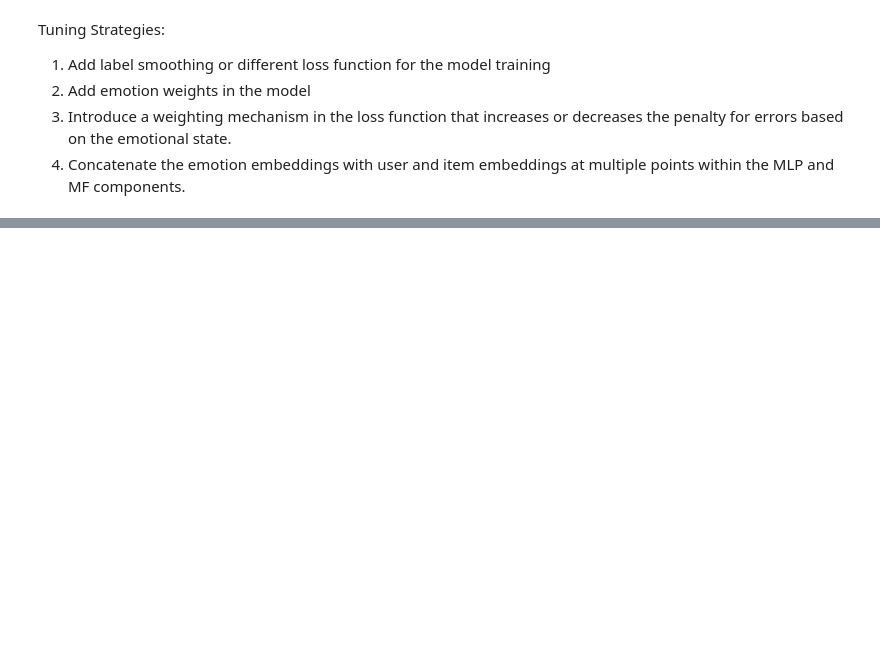
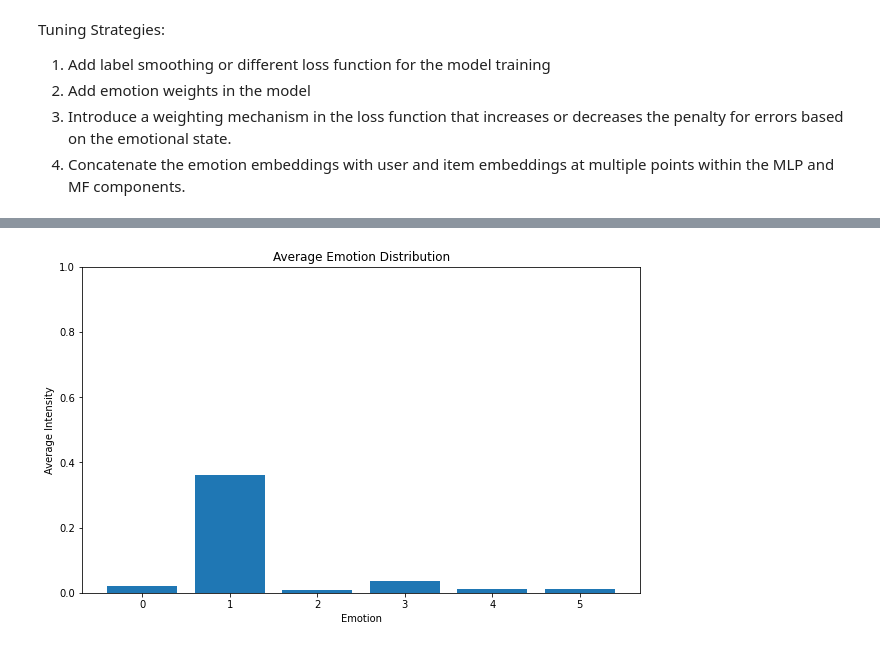
Before and after one commit to AML-2304-NaturalLanguageProcessing/AmazonBooksRecommendation, a Jupyter notebook: notebooks/neural-cf eval.ipynb, the cells around one changed output, grey strips where cells are left out. Cells and saved outputs as stored; diff of their text form; code cells hidden in the pictures; blank space fills up the shorter version.

```diff
--- a/notebooks/neural-cf eval.ipynb
+++ b/notebooks/neural-cf eval.ipynb
@@ -351,0 +298,28 @@ Tuning Strategies:
+# %%
+metrics = defaultdict(lambda: {'precision': [], 'recall': [], 'ndcg': []})
+
+for user, emotion_recs in emotion_based_recs.items():
+    for emotion, recs in emotion_recs.items():
+        top_k_items = [item for item, _, _ in recs[:k]]
+        relevant_items = set(item for item, (rating, item_emotion_dist) in true_emotion_relevance[user].items()
+                            if get_dominant_emotion(item_emotion_dist) == emotion)
+
+        # Precision and Recall
+        true_positives = len(set(top_k_items) & relevant_items)
+        precision = true_positives / len(top_k_items) if top_k_items else 0
+        recall = true_positives / len(relevant_items) if relevant_items else 0
+
+        metrics[emotion]['precision'].append(precision)
+        metrics[emotion]['recall'].append(recall)
+
+        # NDCG
+        dcg = sum((2**int(item in relevant_items) - 1) / np.log2(i+2) for i, item in enumerate(top_k_items))
+        idcg = sum((2**1 - 1) / np.log2(i+2) for i in range(min(len(relevant_items), k)))
+        ndcg = dcg / idcg if idcg > 0 else 0
+        metrics[emotion]['ndcg'].append(ndcg)
+
+for emotion in metrics:
+    print(f"Emotion: {emotion}")
+    print(f"Average Precision@{k}: {np.mean(metrics[emotion]['precision']):.4f}")
+    print(f"Average Recall@{k}: {np.mean(metrics[emotion]['recall']):.4f}")
+    print(f"Mean NDCG@{k}: {np.mean(metrics[emotion]['ndcg']):.4f}")
@@ -351,0 +372,19 @@ Tuning Strategies:
+# %%
+emotion_sums = np.zeros(len(EMOTION_LABELS))
+count = 0
+for user, items in true_emotion_relevance.items():
+    for item, (rating, emotion_dist) in items.items():
+        emotion_sums += emotion_dist
+        count += 1
+
+average_distribution = emotion_sums / count
+
+plt.figure(figsize=(10, 6))
+plt.bar(EMOTION_LABELS, average_distribution)
+plt.title('Average Emotion Distribution')
+plt.xlabel('Emotion')
+plt.ylabel('Average Intensity')
+plt.ylim(0, 1)
+plt.show()
+# %% [output]
+[figure, added]
```
Also changed, not shown: parts of 15 cells of this notebook, 1 other file.
